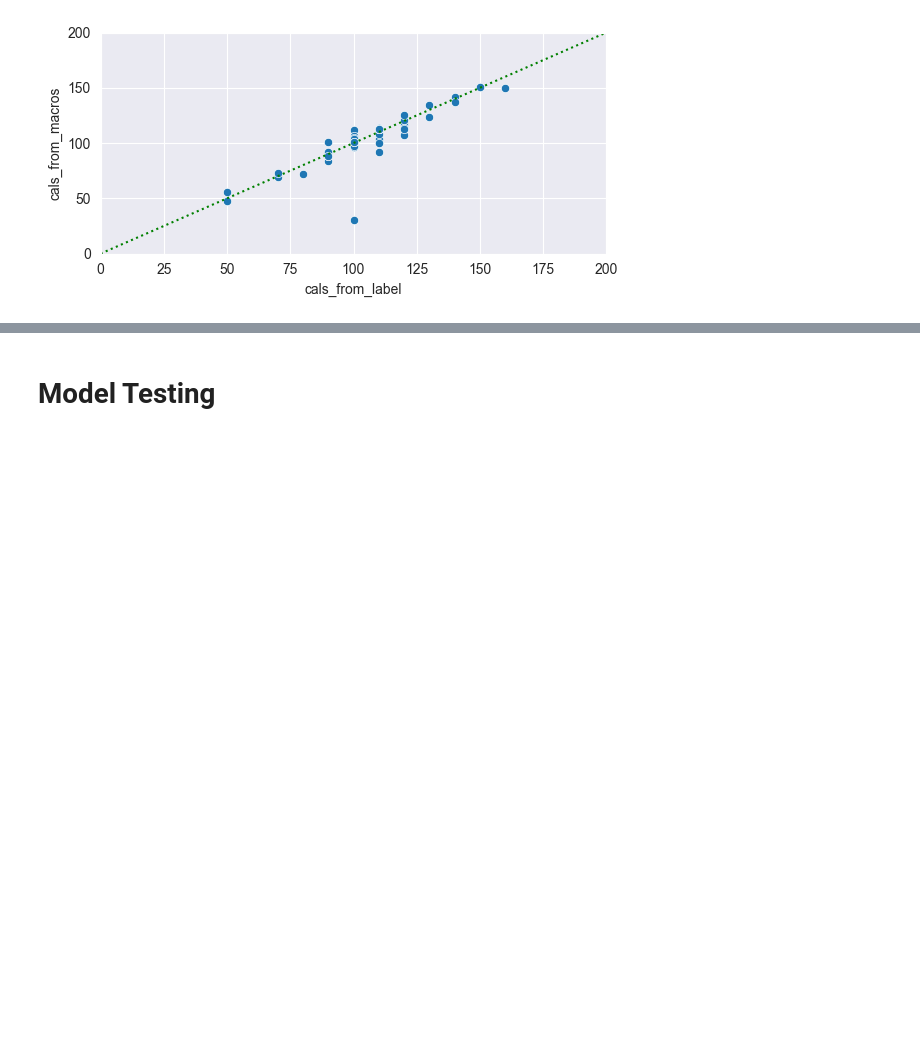
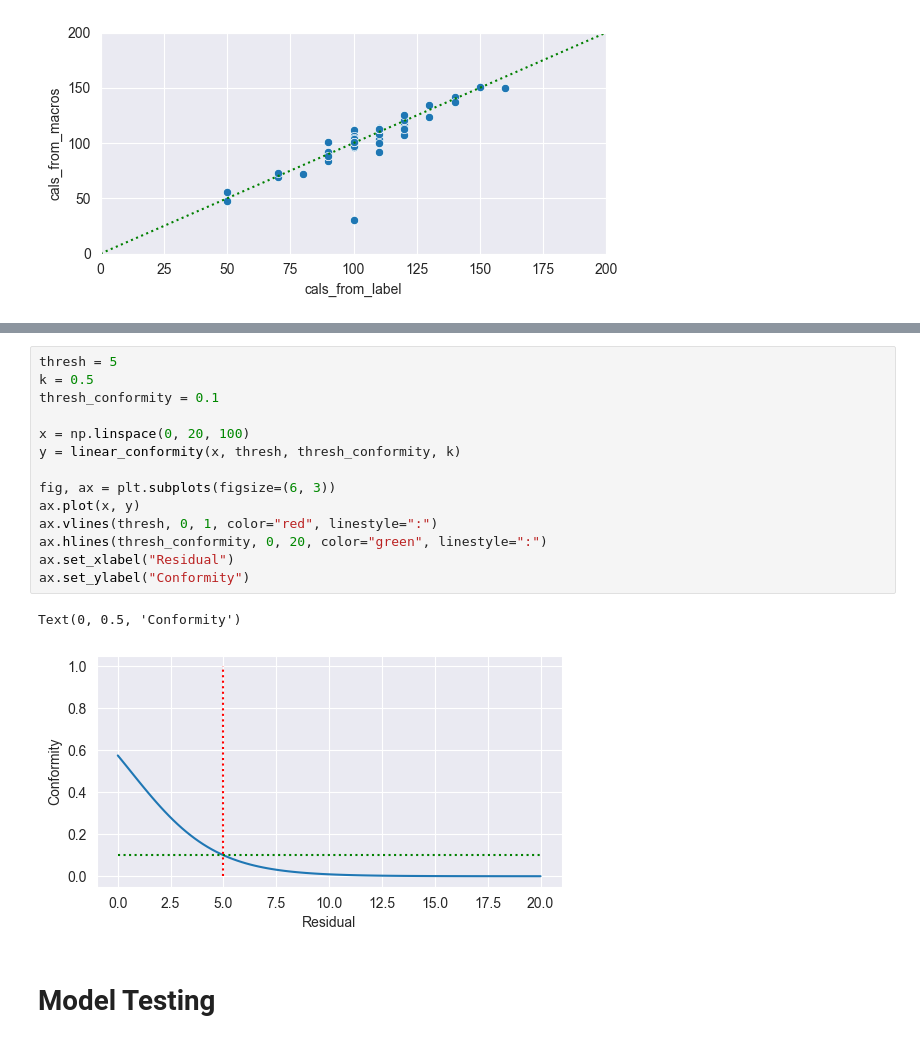
Before and after one commit to DylanLukes/renkon, a Jupyter notebook: notebooks/Experiments.ipynb, the cells around one changed output, grey strips where cells are left out. Cells and saved outputs as stored; diff of their text form; blank space fills up the shorter version.

```diff
--- a/notebooks/Experiments.ipynb
+++ b/notebooks/Experiments.ipynb
@@ -115,2 +231,19 @@ fig.tight_layout()
+# %%
+thresh = 5
+k = 0.5
+thresh_conformity = 0.1
+
+x = np.linspace(0, 20, 100)
+y = linear_conformity(x, thresh, thresh_conformity, k)
+
+fig, ax = plt.subplots(figsize=(6, 3))
+ax.plot(x, y)
+ax.vlines(thresh, 0, 1, color="red", linestyle=":")
+ax.hlines(thresh_conformity, 0, 20, color="green", linestyle=":")
+ax.set_xlabel("Residual")
+ax.set_ylabel("Conformity")
+# %% [output]
+Text(0, 0.5, 'Conformity')
+[figure, added]
 # %% [markdown]
 # Model Testing
```
Also changed, not shown: parts of 18 cells of this notebook, 16 other files.
